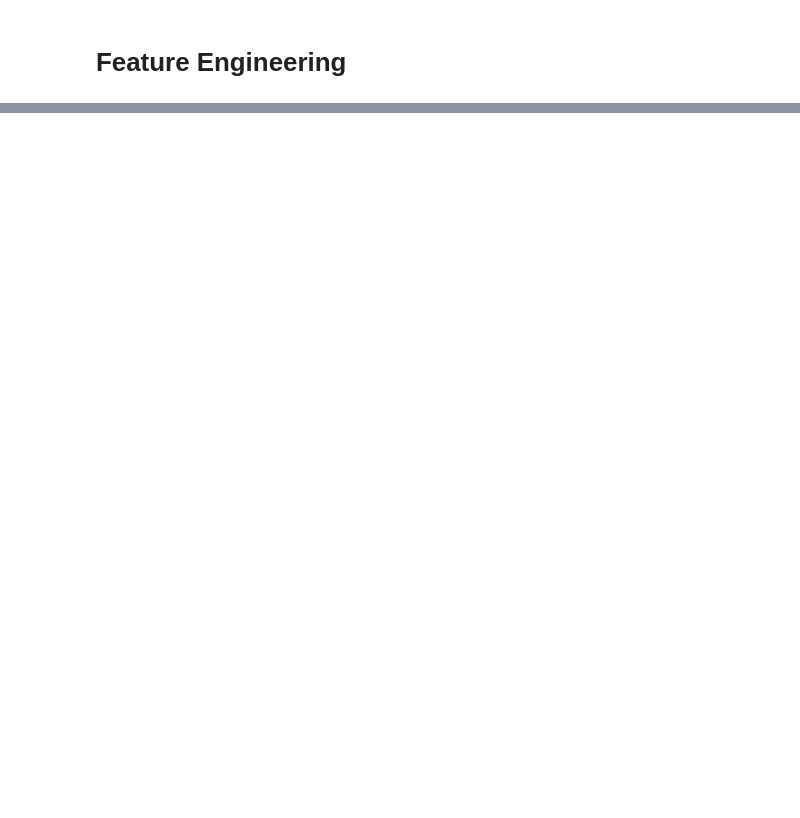
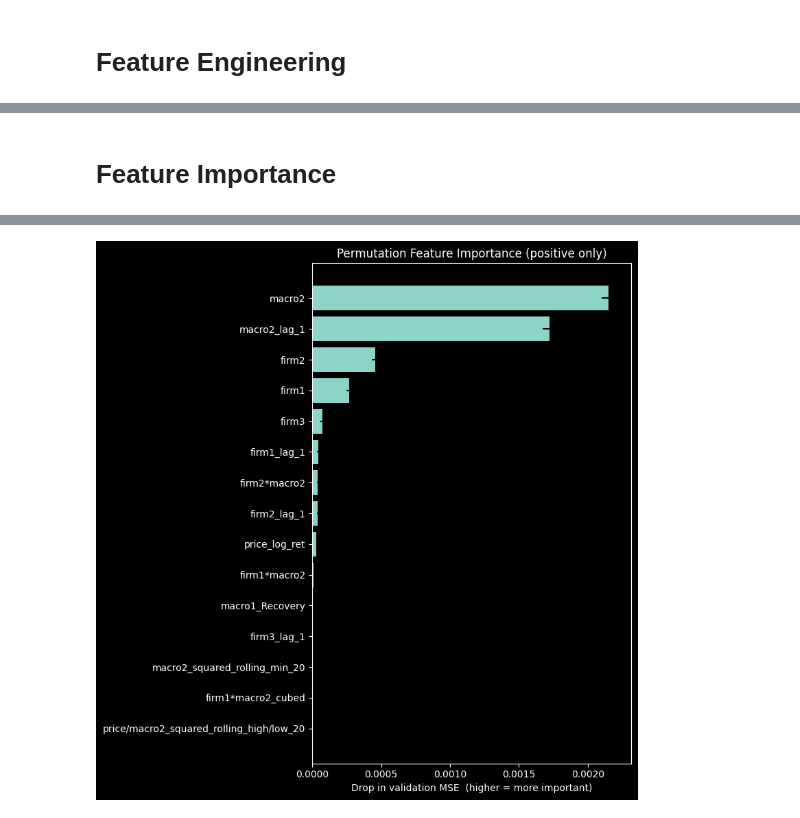
Before and after one commit to duresh08/230P-hw-1-sol, a Jupyter notebook: PS1/230P-HW1-sol.ipynb, the cells around one changed output, grey strips where cells are left out. Drawn from its saved outputs; the diff is of its cells as text; code cells hidden in the pictures; blank space fills up the shorter version.

```diff
--- a/PS1/230P-HW1-sol.ipynb
+++ b/PS1/230P-HW1-sol.ipynb
@@ -448,0 +1097,74 @@ one hot encoding categorical features
+# %% [markdown]
+# Feature Importance
+# %%
+def feature_importance():
+    our_train = pd.read_parquet('./train+features.parquet')
+    train, val = temporal_train_val_split(our_train, cutoff_frac=0.8)
+    train = train.dropna()
+
+    X_train, y_train = prepare_X_y(train, drop_cols=['date'])
+    X_val, y_val = prepare_X_y(val, drop_cols=['date'])
+    X_train_scaled, X_val_scaled, _ = standardize_with_train_stats(X_train, X_val)
+
+    best_alpha, best_l1 = 0.01, 0.2285714285714286
+    elastic_net = ElasticNet(alpha=best_alpha, l1_ratio=best_l1, max_iter=10_000, random_state=42)
+    elastic_net.fit(X_train_scaled, y_train)
+
+    #  --- guarantee an ASCII temp folder for Windows / joblib ---------------
+    tmp_root = pathlib.Path(r"C:\tmp\joblib")
+    tmp_root.mkdir(parents=True, exist_ok=True)
+    os.environ["JOBLIB_TEMP_FOLDER"] = str(tmp_root)
+    os.environ["OMP_NUM_THREADS"]    = "1"     # 1 BLAS thread per worker
+
+    # --- run permutation importance --------------------------------
+    perm_res = permutation_importance(
+        estimator=elastic_net,           # your trained best model
+        X=X_val_scaled,                  # *validation* features
+        y=y_val,                         # *validation* target
+        n_repeats=30,                    # more repeats → stabler estimate
+        scoring="neg_mean_squared_error",# same metric you optimised
+        random_state=42,
+        n_jobs=-1                        # parallelise if you like
+    )
+    # --- tidy into a DataFrame -------------------------------------
+    feat_names = X_train_scaled.columns  # original feature order
+    feat_names = [f.replace('price/firm3_log_ret', 'price/log_ret') if f == 'price/firm3_log_ret' else f for f in feat_names]
+    perm_df = (
+        pd.DataFrame({
+            "feature": feat_names,
+            "importance_mean": perm_res.importances_mean,
+            "importance_std":  perm_res.importances_std
+        })
+        .sort_values("importance_mean", ascending=False)
+        .reset_index(drop=True)
+    )
+
+    print("\nPermutation feature importances (validation set):")
+    print(perm_df.head(20))  # show top 20; adjust as needed
+
+    # ──────────────────────────────────────────────────────────────
+    # Show ONLY features with positive mean importance, nicely sized
+    # ──────────────────────────────────────────────────────────────
+    pos_df = (
+        perm_df[perm_df["importance_mean"] > 0]           # keep useful ones
+            .sort_values("importance_mean", ascending=True)  # small→large for barh
+    )
+
+    # --- dynamic height: 0.45" per bar (+ a little padding) -------
+    BAR_HEIGHT = 0.45
+    fig_height = max(3, BAR_HEIGHT * len(pos_df) + 1.5)   # never smaller than 3″
+
+    plt.figure(figsize=(8, fig_height))
+    plt.barh(
+        y=pos_df["feature"],
+        width=pos_df["importance_mean"],
+        xerr=pos_df["importance_std"],
+    )
+    plt.xlabel("Drop in validation MSE  (higher = more important)")
+    plt.title("Permutation Feature Importance (positive only)")
+    plt.tight_layout()
+    plt.show()
+    return perm_res
+
+perm_res = feature_importance()
+# %% [output]
@@ -448,0 +1188 @@ one hot encoding categorical features
+[figure, added]
```
Also changed, not shown: parts of 50 cells of this notebook, 9 other files.
